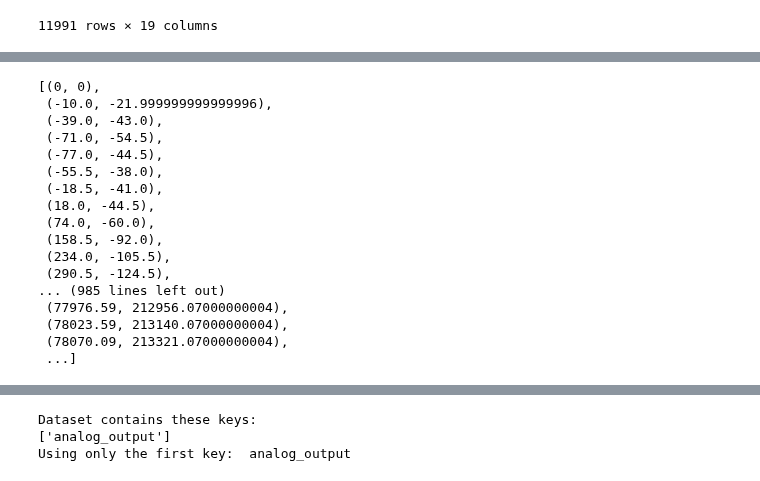
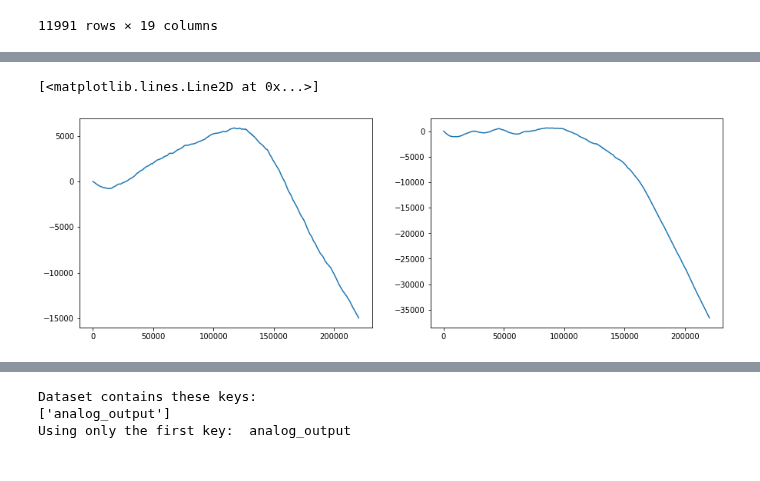
Before and after one commit to arunavanag591/odor_analysis, a Jupyter notebook: data_exploration/DesertBagAnalysis.ipynb, the cells around one changed output, grey strips where cells are left out. Saved outputs shown, nothing was run; the diff lists cells and outputs as text; code cells hidden in the pictures.

```diff
--- a/data_exploration/DesertBagAnalysis.ipynb
+++ b/data_exploration/DesertBagAnalysis.ipynb
@@ -110,38 +103,32 @@ plt.plot(z)
+# %%
+#without for loop integration using cumsum ; dt selected from averaging the difference of the time stamps
+a=np.cumsum(wind_df.U*dt)
+b=np.cumsum(wind_df.V*dt)
+
+fig, (ax_eastwest, ax_northsouth) = plt.subplots(1,2,figsize=(15,5))
+
+ax_eastwest.plot(a)
+ax_northsouth.plot(b)
+# %% [output]
+[<matplotlib.lines.Line2D at 0x...>]
+[figure, added]
 # %%
-arr1 =[]
-arr2 =[]
-for i in range(len(y)):
-    if i==0:
-        arr1.append(0)
-    else:
-        arr1.append(y[i]+arr1[i-1])
+# arr1 =[]
+# arr2 =[]
+# for i in range(len(y)):
+#     if i==0:
+#         arr1.append(0)
+#     else:
+#         arr1.append(y[i]+arr1[i-1])
 
-for i in range(len(z)):
-    if i==0:
-        arr2.append(0)
-    else:
-        arr2.append(z[i]+arr2[i-1])
+# for i in range(len(z)):
+#     if i==0:
+#         arr2.append(0)
+#     else:
+#         arr2.append(z[i]+arr2[i-1])
 
-#arr1 = U zonal velocity ; eastwest
-#arr2 = V meridian velocity; Northsouth
-particle = list(zip(arr1, arr2))
-particle
+# #arr1 = U zonal velocity ; eastwest
+# #arr2 = V meridian velocity; Northsouth
+# particle = list(zip(arr1, arr2))
+# particle
-# %% [output]
-[(0, 0),
- (-10.0, -21.999999999999996),
- (-39.0, -43.0),
- (-71.0, -54.5),
- (-77.0, -44.5),
- (-55.5, -38.0),
- (-18.5, -41.0),
- (18.0, -44.5),
- (74.0, -60.0),
- (158.5, -92.0),
- (234.0, -105.5),
- (290.5, -124.5),
-... (985 lines left out)
- (77976.59, 212956.07000000004),
- (78023.59, 213140.07000000004),
- (78070.09, 213321.07000000004),
- ...]
 # %%
```
Also changed, not shown: parts of 18 cells of this notebook, 1 other file.
